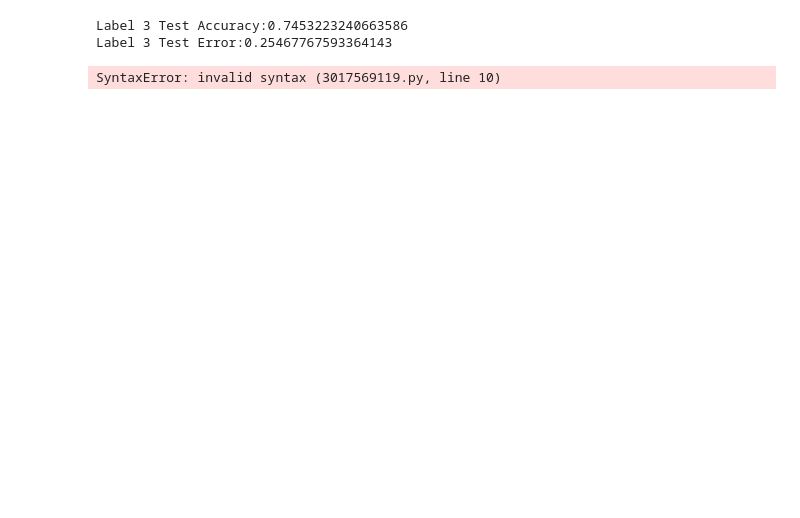
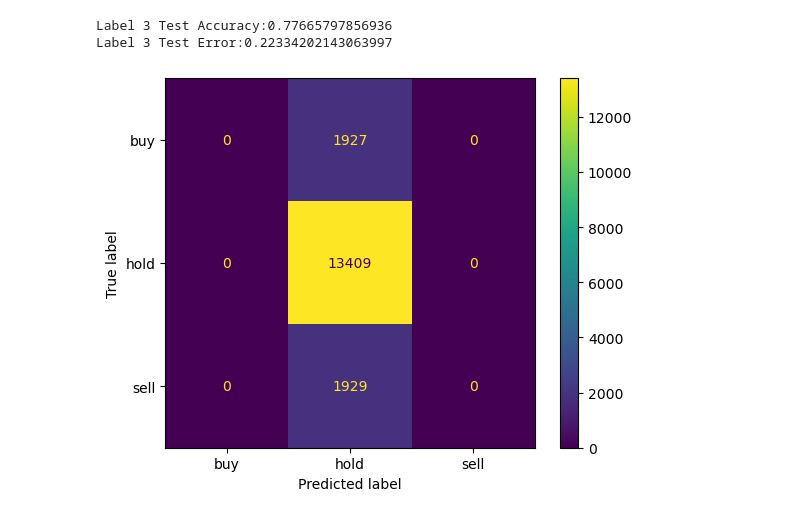
Before and after one commit to anjun745/175-project, a Jupyter notebook: logistic_regression_model.ipynb, the cells around one changed output. Saved outputs shown, nothing was run; the diff lists cells and outputs as text; code cells hidden in the pictures; blank space fills up the shorter version.

```diff
--- a/logistic_regression_model.ipynb
+++ b/logistic_regression_model.ipynb
@@ -105,11 +107,12 @@ Label 3 Validation Error:0.22103813686164164
 # %%
 print(f'Label 3 Test Accuracy:{test_acc}')
 print(f'Label 3 Test Error:{test_err}')
-#cm_val = metrics.confusion_matrix(y_val, y_val_pred, labels=labels)
-#cm_display = metrics.ConfusionMatrixDisplay(confusion_matrix = cm_val, display_labels = labels).plot()
+cm_val = metrics.confusion_matrix(y_test, y_test_pred, labels=labels)
+cm_display = metrics.ConfusionMatrixDisplay(confusion_matrix = cm_val, display_labels = labels).plot()
 # %% [output]
-Label 3 Test Accuracy:0.7453223240663586
-Label 3 Test Error:0.25467767593364143
+Label 3 Test Accuracy:0.77665797856936
+Label 3 Test Error:0.22334202143063997
+[figure, added]
 # %%
 """Train/test/validation data preparation for label_7"""
 
@@ -120,13 +123,13 @@ df = df.drop(columns=['title', 'label_3']) # no label_3 here
 df['stock_id'] = LabelEncoder().fit_transform(df['stock'])
 df = df.drop(columns=['stock'])
 
-df = df.sort_values(['stock_id', 'date']).
+df = df.sort_values(['stock_id', 'date'])
 df['prev_close'] = df.groupby('stock_id')['close'].shift(1)
 df = df.drop(columns=['date'])
 df.replace([np.inf, -np.inf], np.nan, inplace=True)
 df.dropna(inplace=True)
 
-def sort_by_stock_and_time(df, train_size = 0.15, val_size = 0.15, test_size = 0.7):
+def sort_by_stock_and_time(df, train_size = 0.7, val_size = 0.15, test_size = 0.15):
     train_stocks = []
     val_stocks = []
     test_stocks = []
@@ -159,8 +162,6 @@ y_val = val_df['label_7']
 
 X_test = test_df.drop(columns=['label_7'])
 y_test = test_df['label_7']
-# %% [output]
-SyntaxError: invalid syntax (3017569119.py, line 10)
 # %%
 """Logistic Regression, solver = 'sag', penalty = 'l2', max_iter=2000, random_state=seed, class_weight is unbalanced for now"""
 
```
Also changed, not shown: parts of 12 cells of this notebook.
